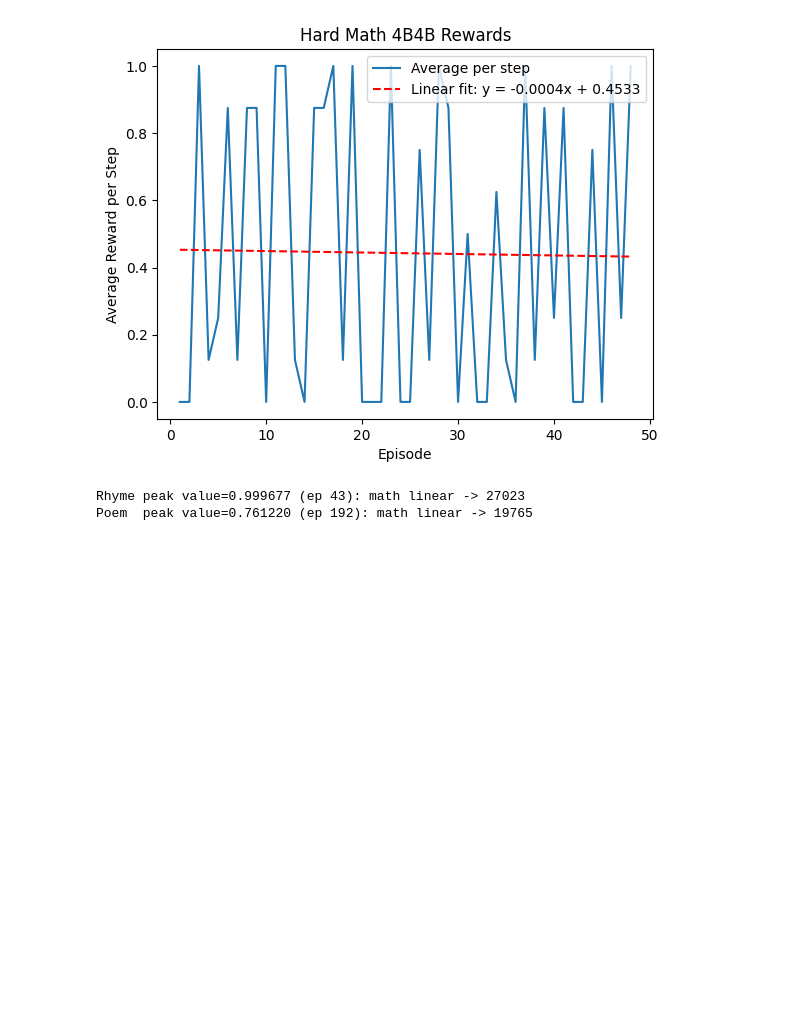
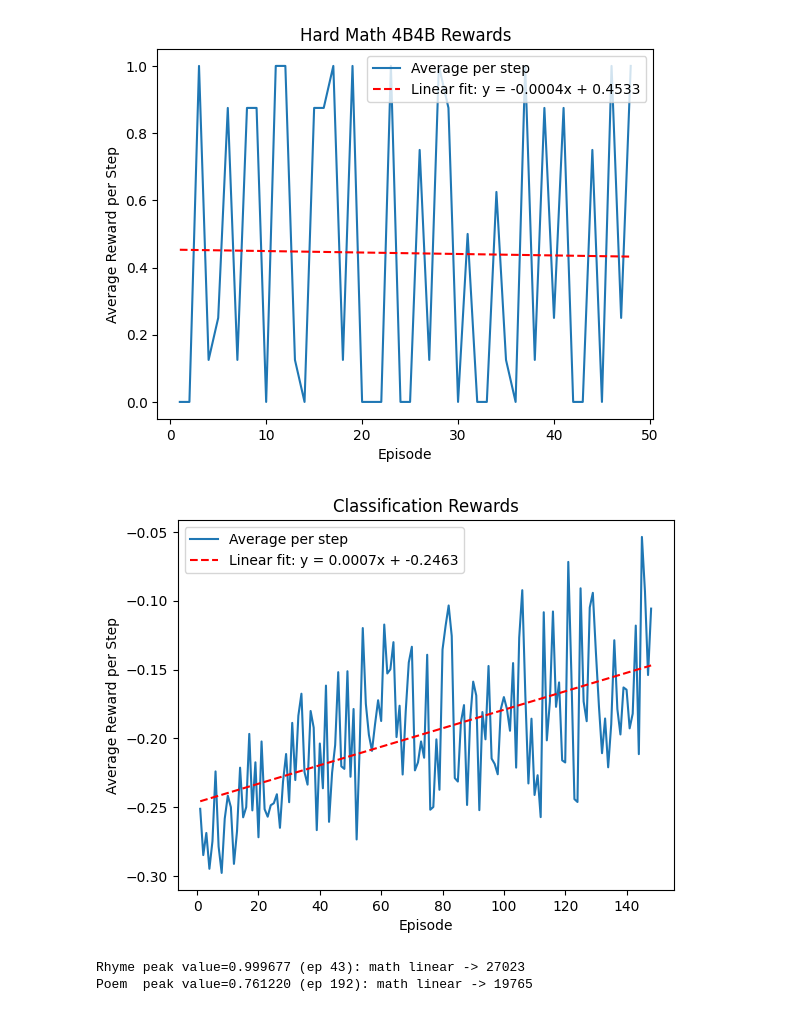
Before and after one commit to raqkaaq/CS401Rproject, a Jupyter notebook: visualizations.ipynb, the cells around one changed output. Drawn from its saved outputs; the diff is of its cells as text; code cells hidden in the pictures; blank space fills up the shorter version.

Commit message:
Adding training for classification

```diff
--- a/visualizations.ipynb
+++ b/visualizations.ipynb
@@ -6,6 +6,7 @@ poem_varied = "poem_varied_unique_words_and_rhyme.json"
 math_4B = "4Bfinetuned_math_rewards.json"
 math_easy_4B4B = "easy_math_4B4B_rewards.json"
 math_hard_4B4B = "hard_math_4B4B_rewards.json"
+classification = "classification_rewards.json"
 from genericpath import exists
 import json
 with open(path + math, 'r') as f:
@@ -22,6 +23,8 @@ with open(path + math_easy_4B4B, 'r') as f:
     math_easy_4B4B_rewards = json.load(f)
 with open(path + math_hard_4B4B, 'r') as f:
     math_hard_4B4B_rewards = json.load(f)
+with open(path + classification, 'r') as f:
+    classification_rewards = json.load(f)
 # %%
 import matplotlib.pyplot as plt
 import numpy as np
@@ -241,19 +244,21 @@ def plot_averages(data, title="Averages", show_linear=False, show_log=False,
 # %%
 math_eqs = plot_averages(math_rewards, "Math Rewards", show_linear=True, show_log=False, show_exp=False, show_sat=False)
 rhyme_eqs = plot_averages(rhyme_rewards, "Rhyme Rewards", show_peak=True, show_exp=False, show_sat=False)
 poem_eqs = plot_averages(poem_varied_rewards, "Poem Varied Rewards", show_peak=True, show_exp=False, show_sat=False)
 math_new_eqs = plot_averages(middle_new_math_rewards, "Middle New Math Rewards", show_linear=True, show_log=False, show_exp=False, show_sat=False)
 math_4B_eqs = plot_averages(math_4B_rewards, "4Bfinetuned Math Rewards", show_linear=True, show_log=False, show_exp=False, show_sat=False)
 math_easy_4B4B_eqs = plot_averages(math_easy_4B4B_rewards, "Easy Math 4B4B Rewards", show_linear=True, show_log=False, show_exp=False, show_sat=False)
 math_hard_4B4B_eqs = plot_averages(math_hard_4B4B_rewards, "Hard Math 4B4B Rewards", show_linear=True, show_log=False, show_exp=False, show_sat=False)
+classification_eqs = plot_averages(classification_rewards, "Classification Rewards", show_linear=True, show_log=False, show_exp=False, show_sat=False)
 # %% [output]
 [figure]
 [figure]
 [figure]
 [figure]
 [figure]
 [figure]
 [figure]
+[figure, added]
 # %%
 import numpy as np
 
```
Also changed, not shown: 5 other files.
